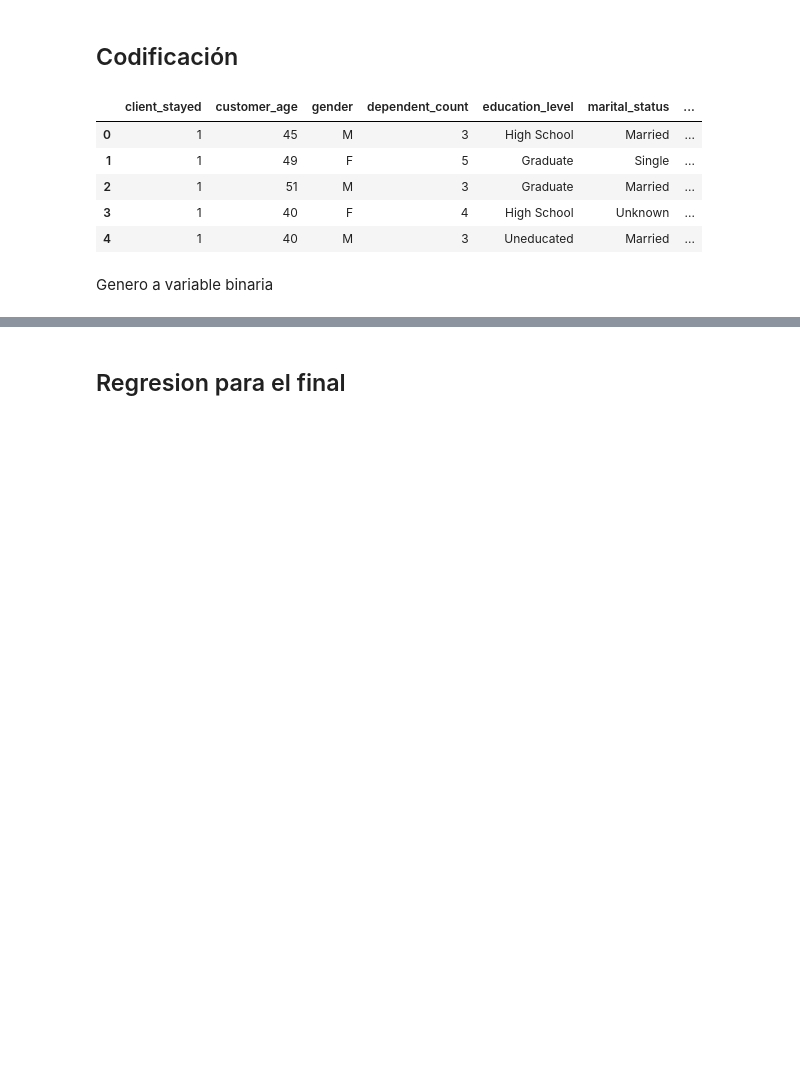
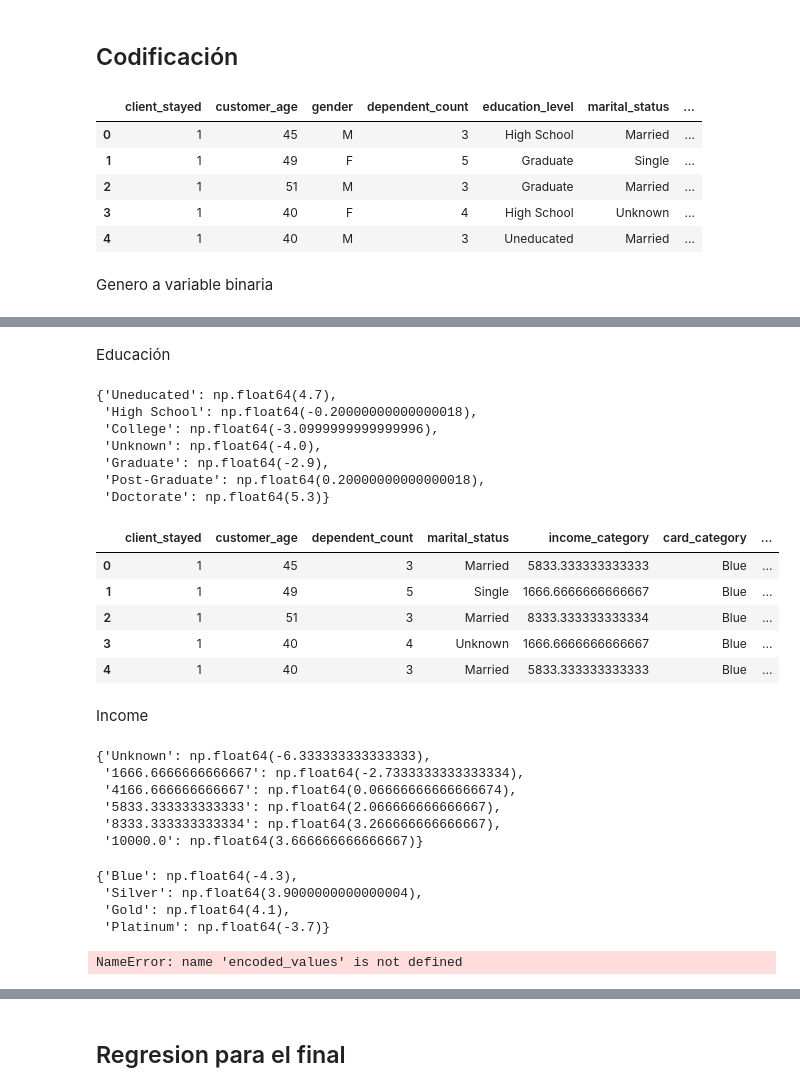
Before and after one commit to Toutl/Data-Processing-Laboratory, a Jupyter notebook: Examenes/III/Examen03.ipynb, the cells around one changed output, grey strips where cells are left out. Saved outputs shown, nothing was run; the diff lists cells and outputs as text; code cells hidden in the pictures; blank space fills up the shorter version.

```diff
--- a/Examenes/III/Examen03.ipynb
+++ b/Examenes/III/Examen03.ipynb
@@ -653,14 +655,14 @@ def agregar_columna_vip(df, columna_credito='credit_limit', grupo_col='client_st
     if not inplace:
         return df
 # %%
-df_nuevo = agregar_columna_vip(
+df = agregar_columna_vip(
     df=df,
     columna_credito='credit_limit',
     grupo_col='client_stayed',
     metodo='IQR',
     umbral=1.5
 )
-df
+df.head()
 # %% [output]
 Total clientes VIP identificados: 967
 
@@ -781,6 +776,7 @@ total_trans_ct         int64               0    0.00%            12.0
 # %% [markdown]
 ## Codificación
 # %%
+df = df.copy()
 df.head()
 # %% [output]
 |  | client_stayed | customer_age | gender | dependent_count | education_level | marital_status | ... |
@@ -795,10 +791,3 @@ Genero a variable binaria
 if 'gender' in df.columns:
     df["is_female"] = (df["gender"] == "F").astype(int)
     df = df.drop(['gender'], axis=1)
-# %%
-if 'education_level' in df.columns:
-    valores_unicos = df['education_level'].unique().tolist()
-    encoded_values = {original: indice for indice, original in enumerate(valores_unicos)}
-    display(encoded_values)
-    df['education_encoded'] = df['education_level'].replace(encoded_values)
-    df = df.drop(['education_level'], axis=1)
@@ -813,2 +816,69 @@ if 'education_level' in df.columns:
+# %%
+def codificacion_cuadratica(var_ordenada,a2=1,a1=0.1):
+    n=len(var_ordenada)
+    lim=n-1 if n%2==0 else (n-1)//2
+    step=2 if n%2==0 else 1
+    X=range(-lim,lim+1,step)
+    a0=-a2*np.sum([x**2 for x in X])/n
+    Y=[a0+a1*x+a2*x**2 for x in X]
+    return {categoria:y for categoria,y in zip(var_ordenada,Y)}
+# %% [markdown]
+Educación
+# %%
+education_ordered = ['Uneducated', 'High School', 'College', 'Unknown', 'Graduate', 'Post-Graduate', 'Doctorate']
+education_cod2 = codificacion_cuadratica(education_ordered)
+display(education_cod2)
+if 'education_level' in df.columns:
+    df['education_encoded'] = df['education_level'].map(education_cod2)
+    df = df.drop(['education_level'], axis=1)
+df.head()
+# %% [output]
+{'Uneducated': np.float64(4.7),
+ 'High School': np.float64(-0.20000000000000018),
+ 'College': np.float64(-3.0999999999999996),
+ 'Unknown': np.float64(-4.0),
+ 'Graduate': np.float64(-2.9),
+ 'Post-Graduate': np.float64(0.20000000000000018),
+ 'Doctorate': np.float64(5.3)}
+|  | client_stayed | customer_age | dependent_count | marital_status | income_category | card_category | ... |
+| 0 | 1 | 45 | 3 | Married | 5833.333333333333 | Blue | ... |
+| 1 | 1 | 49 | 5 | Single | 1666.6666666666667 | Blue | ... |
+| 2 | 1 | 51 | 3 | Married | 8333.333333333334 | Blue | ... |
+| 3 | 1 | 40 | 4 | Unknown | 1666.6666666666667 | Blue | ... |
+| 4 | 1 | 40 | 3 | Married | 5833.333333333333 | Blue | ... |
+# %% [markdown]
+Income
+# %%
+income_ordered = ['Unknown',
+                  '1666.6666666666667',
+                  '4166.666666666667',
+                  '5833.333333333333',
+                  '8333.333333333334',
+                  '10000.0']
+income_cod2 = codificacion_cuadratica(income_ordered, -0.1, 1)
+display(income_cod2)
+if 'income_category' in df.columns:
+    df['income_encoded'] = df['income_category'].map(income_cod2)
+    df = df.drop(['income_category'], axis=1)
+# %% [output]
+{'Unknown': np.float64(-6.333333333333333),
+ '1666.6666666666667': np.float64(-2.7333333333333334),
+ '4166.666666666667': np.float64(0.06666666666666674),
+ '5833.333333333333': np.float64(2.066666666666667),
+ '8333.333333333334': np.float64(3.266666666666667),
+ '10000.0': np.float64(3.666666666666667)}
+# %%
+card_ordered = ['Blue', 'Silver', 'Gold', 'Platinum']
+card_cod2 = codificacion_cuadratica(card_ordered, -1)
+display(card_cod2)
+if 'card_category' in df.columns:
+    df['card_encoded'] = df['card_category'].replace(encoded_values)
+    df = df.drop(['card_category'], axis=1)
+# %% [output]
+{'Blue': np.float64(-4.3),
+ 'Silver': np.float64(3.9000000000000004),
+ 'Gold': np.float64(4.1),
+ 'Platinum': np.float64(-3.7)}
+NameError: name 'encoded_values' is not defined
 # %%
 if 'marital_status' in df.columns:
```
Also changed, not shown: parts of 16 cells of this notebook.
